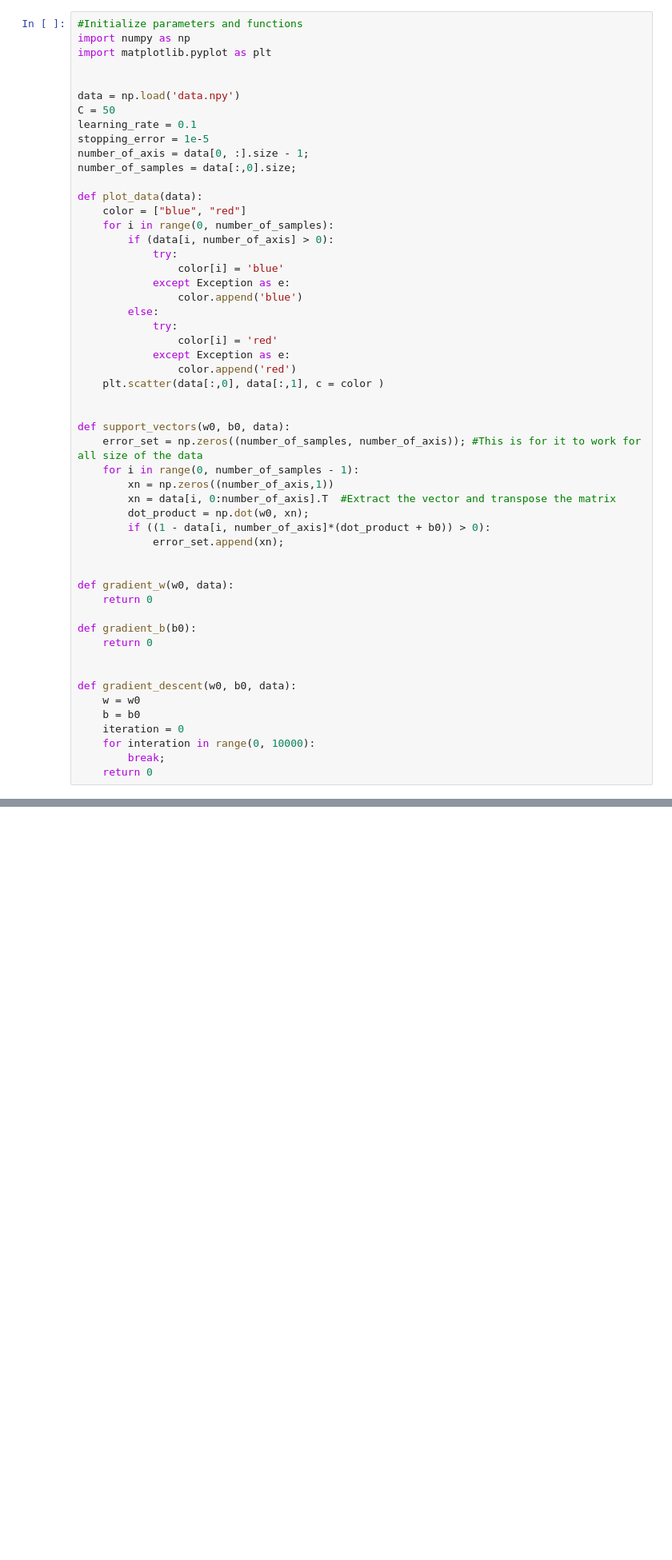
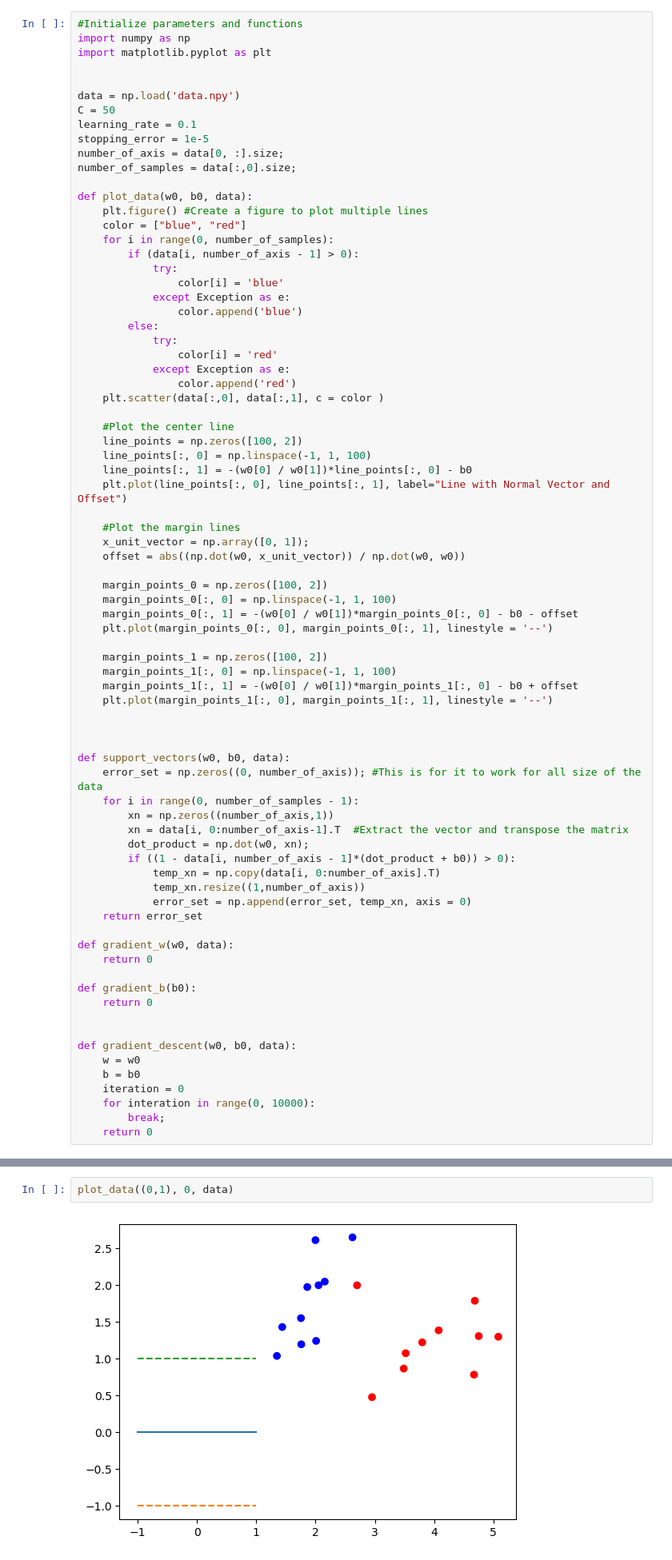
Before and after one commit to dphzz/AI_in_Control_HK231_N8, a Jupyter notebook: Support_vector_machine/Code/svm_soft_margin.ipynb, the cells around one changed output, grey strips where cells are left out. Shown: that part at 80% size. Drawn from its saved outputs; the diff is of its cells as text; blank space fills up the shorter version.

```diff
--- a/Support_vector_machine/Code/svm_soft_margin.ipynb
+++ b/Support_vector_machine/Code/svm_soft_margin.ipynb
@@ -77,13 +77,14 @@ data = np.load('data.npy')
 C = 50
 learning_rate = 0.1
 stopping_error = 1e-5
-number_of_axis = data[0, :].size - 1;
+number_of_axis = data[0, :].size;
 number_of_samples = data[:,0].size;
 
-def plot_data(data):
+def plot_data(w0, b0, data):
+    plt.figure() #Create a figure to plot multiple lines
     color = ["blue", "red"]
     for i in range(0, number_of_samples):
-        if (data[i, number_of_axis] > 0):
+        if (data[i, number_of_axis - 1] > 0):
             try:
                 color[i] = 'blue'
             except Exception as e:
@@ -95,16 +96,39 @@ def plot_data(data):
                 color.append('red')
     plt.scatter(data[:,0], data[:,1], c = color )
 
+    #Plot the center line
+    line_points = np.zeros([100, 2])
+    line_points[:, 0] = np.linspace(-1, 1, 100)
+    line_points[:, 1] = -(w0[0] / w0[1])*line_points[:, 0] - b0
+    plt.plot(line_points[:, 0], line_points[:, 1], label="Line with Normal Vector and Offset")
+
+    #Plot the margin lines
+    x_unit_vector = np.array([0, 1]);
+    offset = abs((np.dot(w0, x_unit_vector)) / np.dot(w0, w0))
+
+    margin_points_0 = np.zeros([100, 2])
+    margin_points_0[:, 0] = np.linspace(-1, 1, 100)
+    margin_points_0[:, 1] = -(w0[0] / w0[1])*margin_points_0[:, 0] - b0 - offset
+    plt.plot(margin_points_0[:, 0], margin_points_0[:, 1], linestyle = '--')
+
+    margin_points_1 = np.zeros([100, 2])
+    margin_points_1[:, 0] = np.linspace(-1, 1, 100)
+    margin_points_1[:, 1] = -(w0[0] / w0[1])*margin_points_1[:, 0] - b0 + offset
+    plt.plot(margin_points_1[:, 0], margin_points_1[:, 1], linestyle = '--')
+
+
 
 def support_vectors(w0, b0, data):
-    error_set = np.zeros((number_of_samples, number_of_axis)); #This is for it to work for all size of the data
+    error_set = np.zeros((0, number_of_axis)); #This is for it to work for all size of the data
     for i in range(0, number_of_samples - 1):
         xn = np.zeros((number_of_axis,1))
-        xn = data[i, 0:number_of_axis].T  #Extract the vector and transpose the matrix
+        xn = data[i, 0:number_of_axis-1].T  #Extract the vector and transpose the matrix
         dot_product = np.dot(w0, xn);
-        if ((1 - data[i, number_of_axis]*(dot_product + b0)) > 0):
-            error_set.append(xn);
-
+        if ((1 - data[i, number_of_axis - 1]*(dot_product + b0)) > 0):
+            temp_xn = np.copy(data[i, 0:number_of_axis].T)
+            temp_xn.resize((1,number_of_axis))
+            error_set = np.append(error_set, temp_xn, axis = 0)
+    return error_set
 
 def gradient_w(w0, data):
     return 0
@@ -142,0 +244,4 @@ print(error_set.shape)
+# %%
+plot_data((0,1), 0, data)
+# %% [output]
+[figure, added]
```
Also changed, not shown: parts of 7 cells of this notebook.
